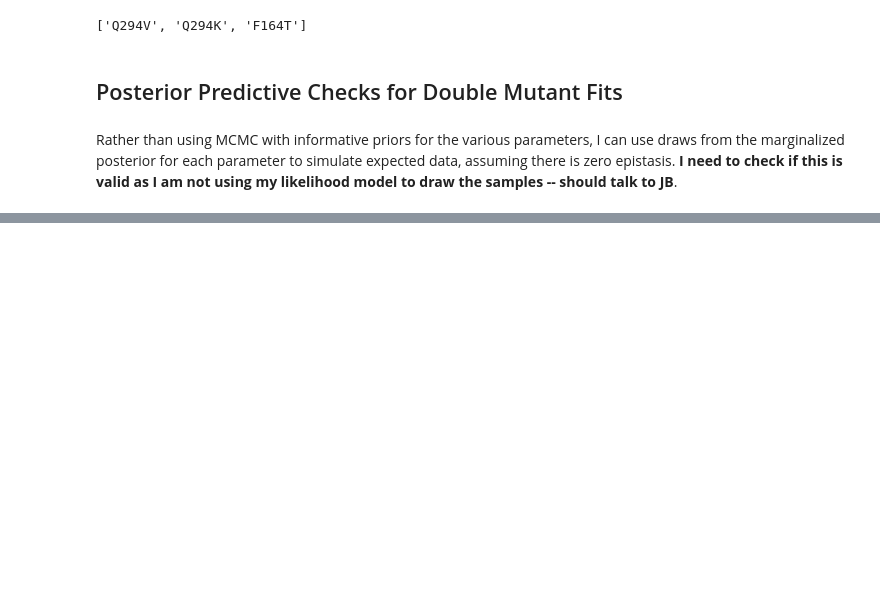
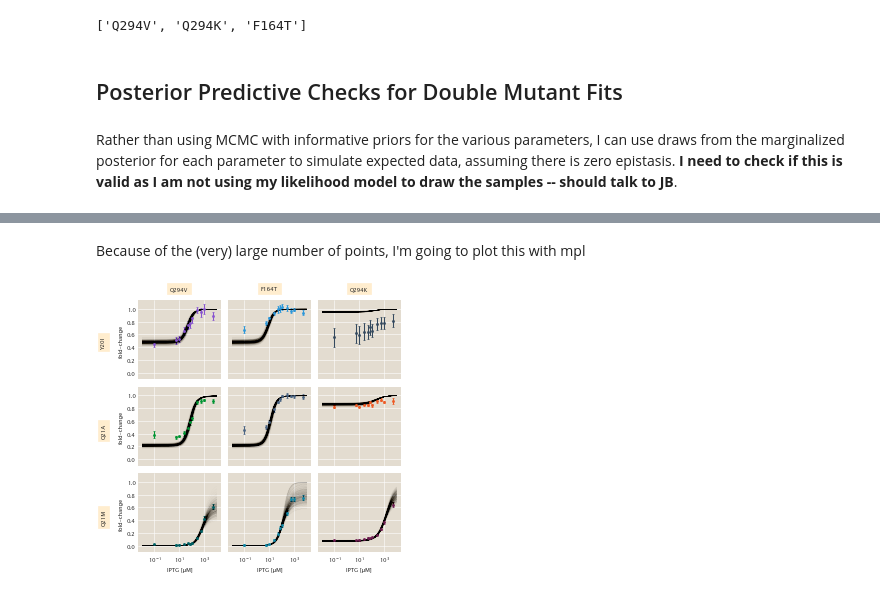
Before and after one commit to RPGroup-PBoC/mwc_mutants, a Jupyter notebook: code/analysis/complete_analysis.ipynb, the cells around one changed output, grey strips where cells are left out. Cells and saved outputs as stored; diff of their text form; code cells hidden in the pictures; blank space fills up the shorter version.

```diff
--- a/code/analysis/complete_analysis.ipynb
+++ b/code/analysis/complete_analysis.ipynb
@@ -619,0 +653,45 @@ prof_ind_df
+# %%
+import matplotlib.pyplot as plt
+%matplotlib inline
+mut.viz.plotting_style()
+pboc_colors = mut.viz.color_selector('pboc')
+mut_colors = mut.viz.color_selector('mut')
+# %% [markdown]
+Because of the (very) large number of points, I'm going to plot this with mpl
+# %%
+fig, ax = plt.subplots(3, 3, figsize=(6, 6), sharex=True, sharey=True, dpi=50)
+# Assign the axes.
+DNA_ax = {m:i for i, m in enumerate(DNA_muts)}
+IND_ax = {m:i for i, m in enumerate(IND_muts)}
+
+# Format the axes
+for a in range(3):
+    ax[a, 0].set_ylabel('fold-change', fontsize=8)
+    ax[2, a].set_xlabel('IPTG [µM]', fontsize=8)
+    ax[0, a].set_title(IND_muts[a], fontsize=8, backgroundcolor=pboc_colors['pale_yellow'], y=1.08)
+    ax[a, 0].text(-0.45, 0.5, DNA_muts[a], rotation='vertical', fontsize=8,
+                backgroundcolor=pboc_colors['pale_yellow'], transform=ax[a,0].transAxes)
+
+for a in ax.ravel():
+    a.xaxis.set_tick_params(labelsize=8)
+    a.yaxis.set_tick_params(labelsize=8)
+    a.set_xscale('log')
+
+# Plot the data.
+for g, d in DBL_summ.groupby('mutant'):
+    dna_mut, ind_mut = g.split('-')
+    _ = ax[DNA_ax[dna_mut], IND_ax[ind_mut]].errorbar(d['IPTGuM'], d['mean'], d['sem'], linestyle='none', fmt='o', capsize=2,
+                                                     ms=3, color=mut_colors[g])
+
+
+# Plot the predictions.
+for g, d in tqdm.tqdm(dbl_draw_df.groupby(['DNA_mutant', 'IND_mutant'])):
+    dna_mut, ind_mut = g
+    for _g, _d in d.groupby('draw'):
+        _ = ax[DNA_ax[dna_mut], IND_ax[ind_mut]].plot(_d['IPTGuM'], _d['fold_change'], lw=0.1, alpha=0.05, color='k', rasterized=True)
+
+
+plt.tight_layout()
+plt.savefig('/Users/gchure/Desktop/pairwise_predictions.png', dpi=200, bbox_inches='tight')
+# %% [output]
+[figure, added]
```
Also changed, not shown: parts of 9 cells of this notebook.
